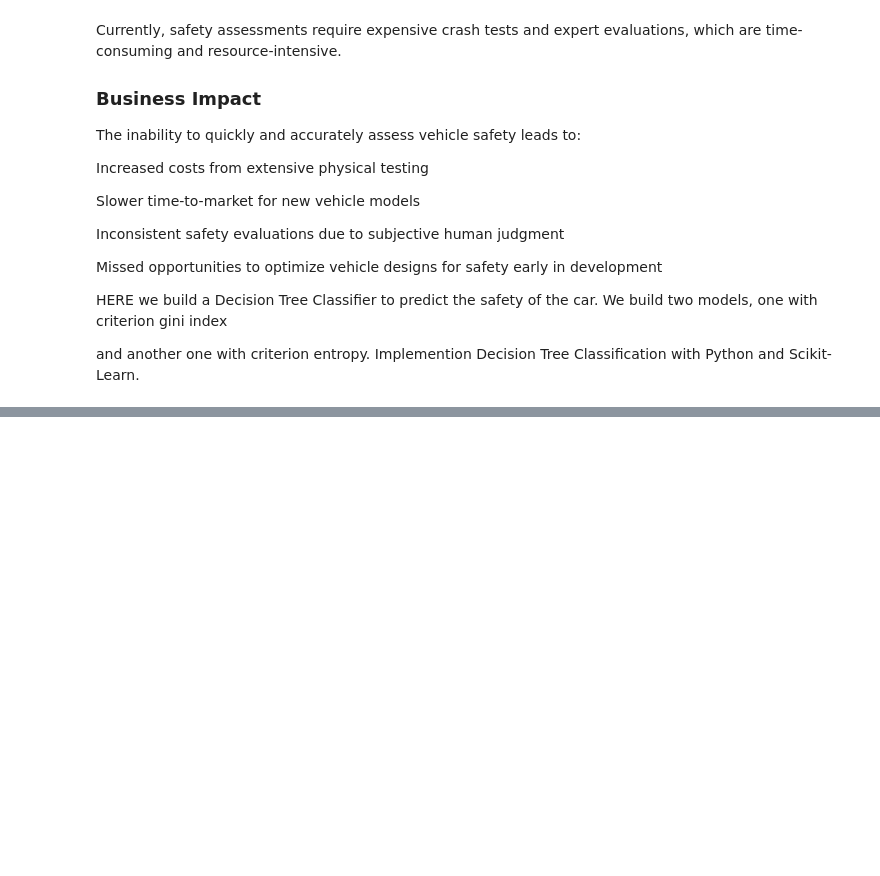
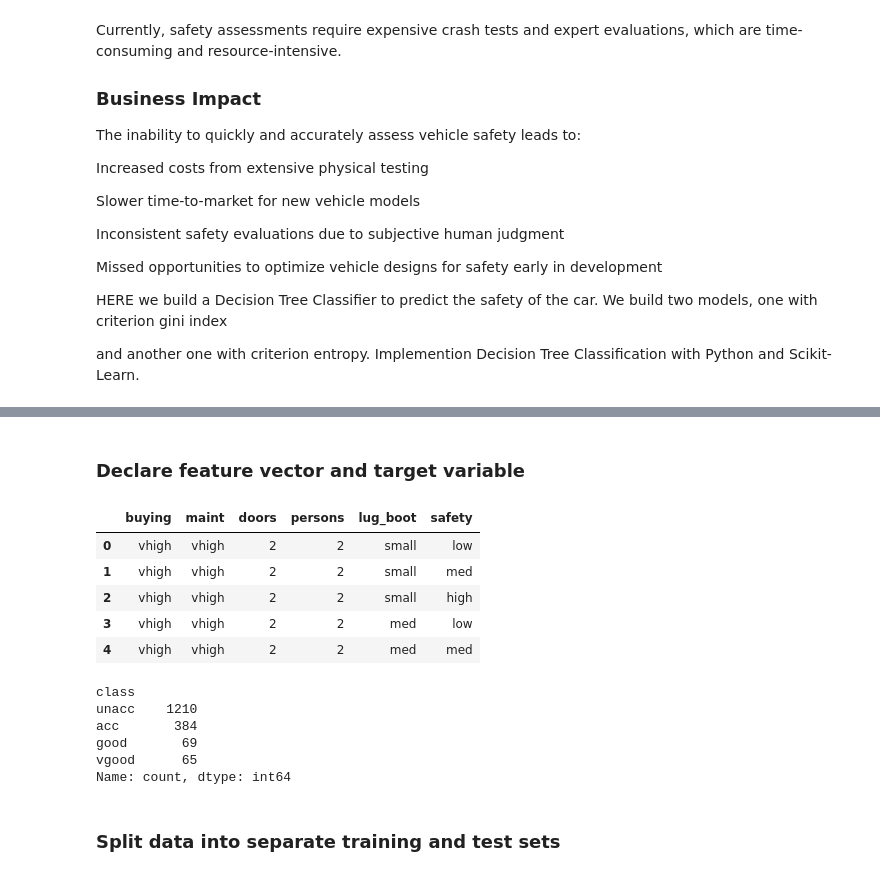
Before and after one commit to neeraj654123/Data-Science, a Jupyter notebook: Decision Tree/01_decision_tree.ipynb, the cells around one changed output, grey strips where cells are left out. Cells and saved outputs as stored; diff of their text form; code cells hidden in the pictures; blank space fills up the shorter version.

```diff
--- a/Decision Tree/01_decision_tree.ipynb
+++ b/Decision Tree/01_decision_tree.ipynb
@@ -42,0 +132,25 @@ df.head()
+# %% [markdown]
+### Declare feature vector and target variable
+# %%
+x = df.drop(['class'],axis=1) # 1 means column
+y = df['class']
+# %%
+x.head()
+# %% [output]
+|  | buying | maint | doors | persons | lug_boot | safety |
+| 0 | vhigh | vhigh | 2 | 2 | small | low |
+| 1 | vhigh | vhigh | 2 | 2 | small | med |
+| 2 | vhigh | vhigh | 2 | 2 | small | high |
+| 3 | vhigh | vhigh | 2 | 2 | med | low |
+| 4 | vhigh | vhigh | 2 | 2 | med | med |
+# %%
+y.value_counts()
+# %% [output]
+class
+unacc    1210
+acc       384
+good       69
+vgood      65
+Name: count, dtype: int64
+# %% [markdown]
+### Split data into separate training and test sets
```
Also changed, not shown: parts of 35 cells of this notebook, 1 other file.
